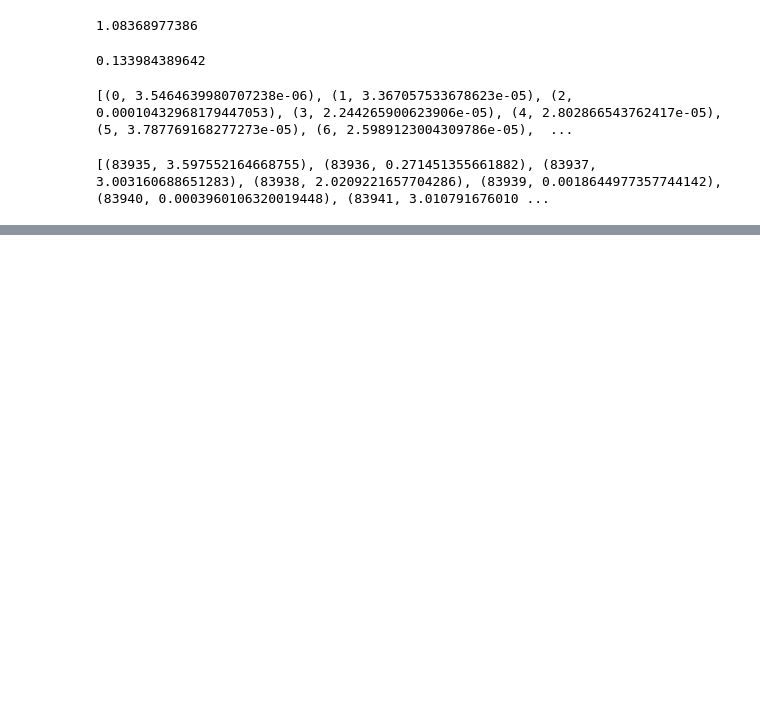
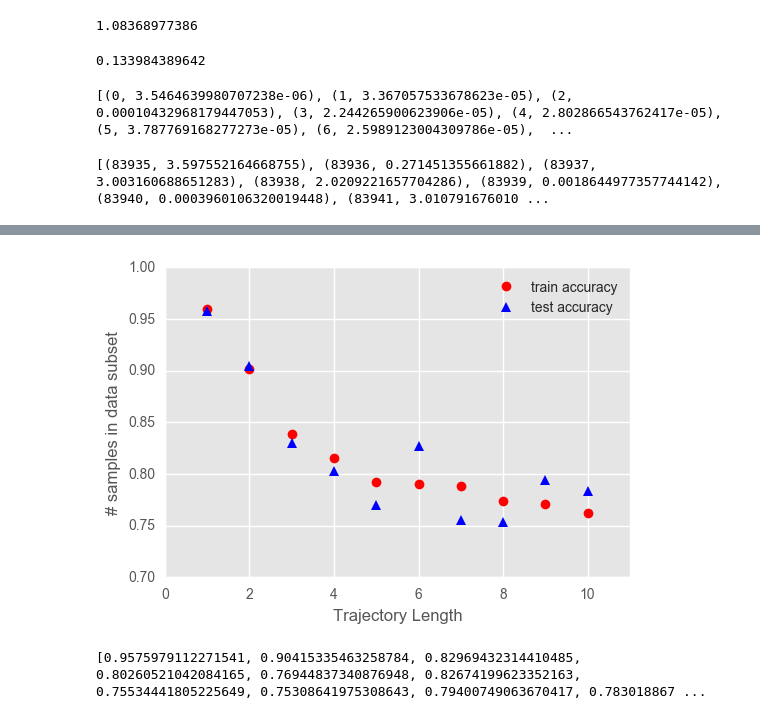
Before and after one commit to lisa-1010/dkt, a Jupyter notebook: code/baselines-results.ipynb, the cells around one changed output, grey strips where cells are left out. Cells and saved outputs as stored; diff of their text form; code cells hidden in the pictures; blank space fills up the shorter version.

```diff
--- a/code/baselines-results.ipynb
+++ b/code/baselines-results.ipynb
@@ -120,0 +256,12 @@ print traj_to_score_map.items()[-20:]
+# %%
+plt.plot(range(1,11), train_accs, 'ro', label="train accuracy")
+plt.plot(range(1,11), test_accs, 'b^', label="test accuracy")
+plt.xlabel('Trajectory Length')
+plt.ylabel('# samples in data subset')
+plt.legend(loc="upper right")
+
+
+plt.axis([0, 11, 0.7, 1])
+plt.show()
+# %% [output]
+[figure, added]
@@ -120,0 +270,4 @@ print traj_to_score_map.items()[-20:]
+# %%
+print test_accs
+# %% [output]
+[0.9575979112271541, 0.90415335463258784, 0.82969432314410485, 0.80260521042084165, 0.76944837340876948, 0.82674199623352163, 0.75534441805225649, 0.75308641975308643, 0.79400749063670417, 0.783018867 ...
```
Also changed, not shown: parts of 22 cells of this notebook, 3 other files.
